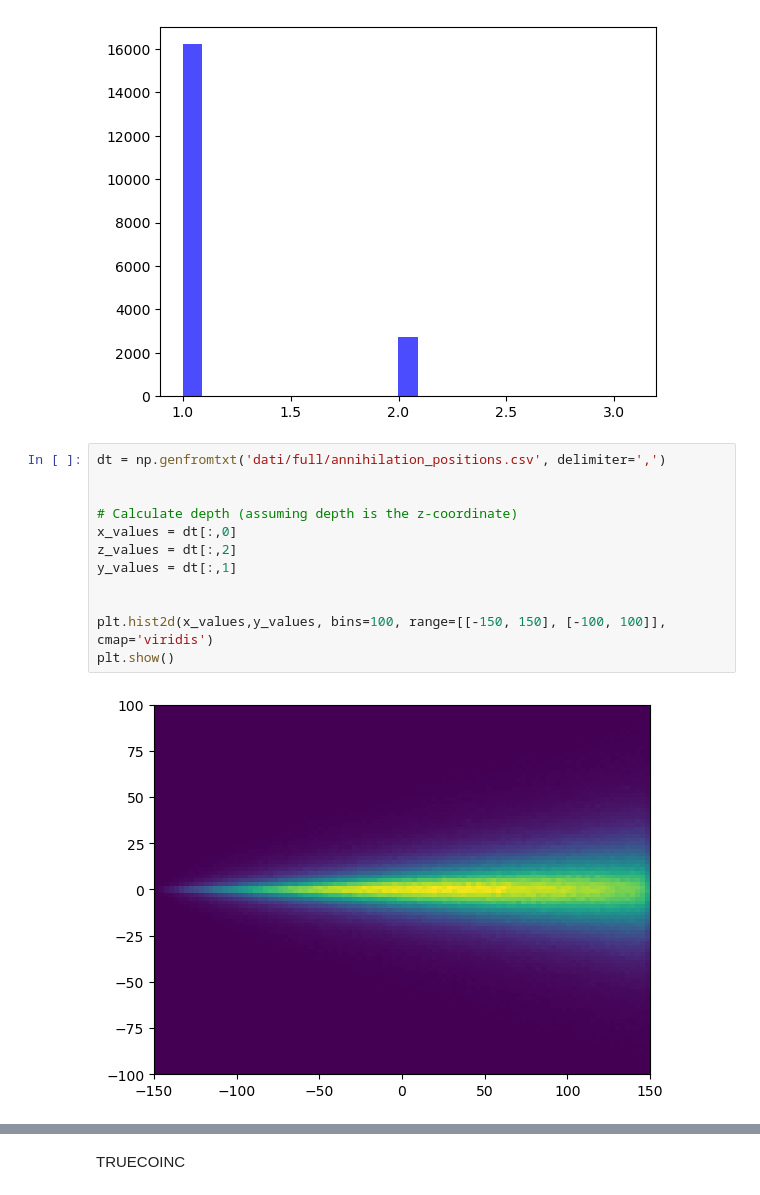
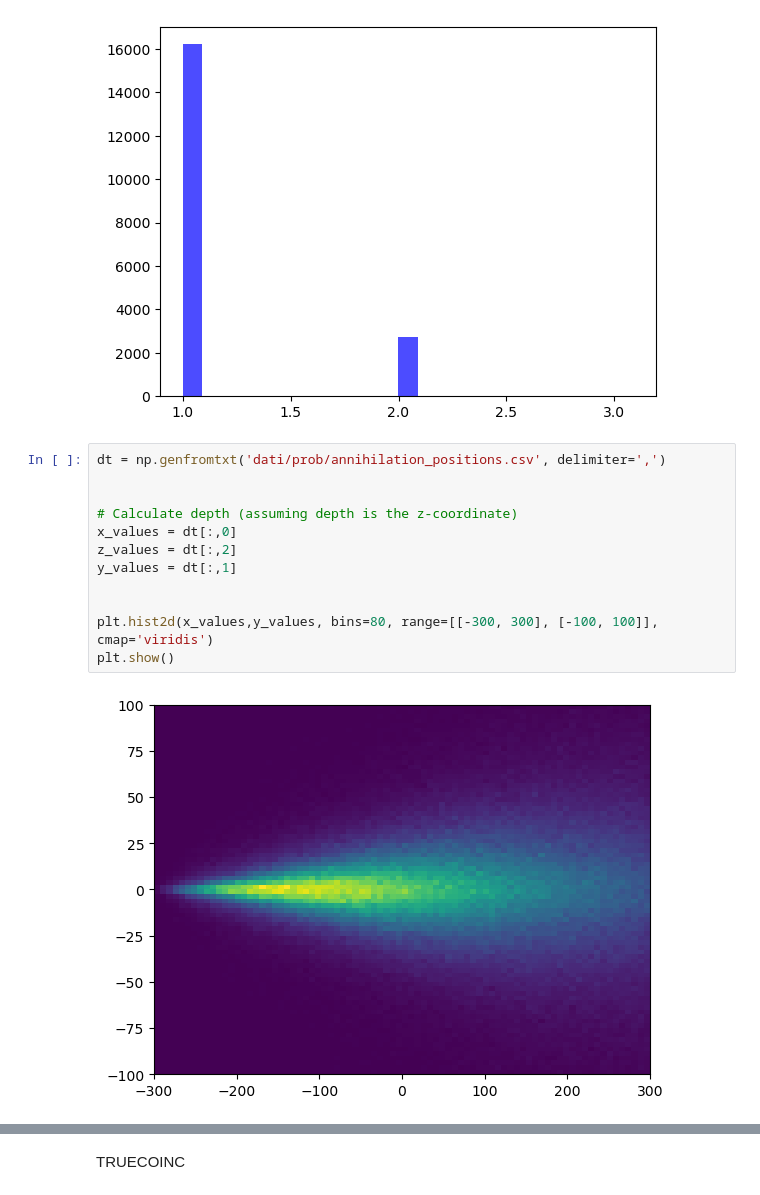
Before and after one commit to francescouni0/Online-Monitoring, a Jupyter notebook: RECONPET3D.ipynb, the cells around one changed output, grey strips where cells are left out. Saved outputs shown, nothing was run; the diff lists cells and outputs as text.

```diff
--- a/RECONPET3D.ipynb
+++ b/RECONPET3D.ipynb
@@ -42,17 +42,17 @@ plt.show()
 # %% [output]
 [figure]
 # %%
-dt = np.genfromtxt('dati/full/annihilation_positions.csv', delimiter=',')
+dt = np.genfromtxt('dati/prob/annihilation_positions.csv', delimiter=',')
 
 
 # Calculate depth (assuming depth is the z-coordinate)
 x_values = dt[:,0]
 z_values = dt[:,2]
 y_values = dt[:,1]
 
 
-plt.hist2d(x_values,y_values, bins=100, range=[[-150, 150], [-100, 100]], cmap='viridis')
+plt.hist2d(x_values,y_values, bins=80, range=[[-300, 300], [-100, 100]], cmap='viridis')
 plt.show()
 # %% [output]
-[figure, old version]
+[figure, new version]
 # %%
```
Also changed, not shown: parts of 1 cell of this notebook, 3 other files.
